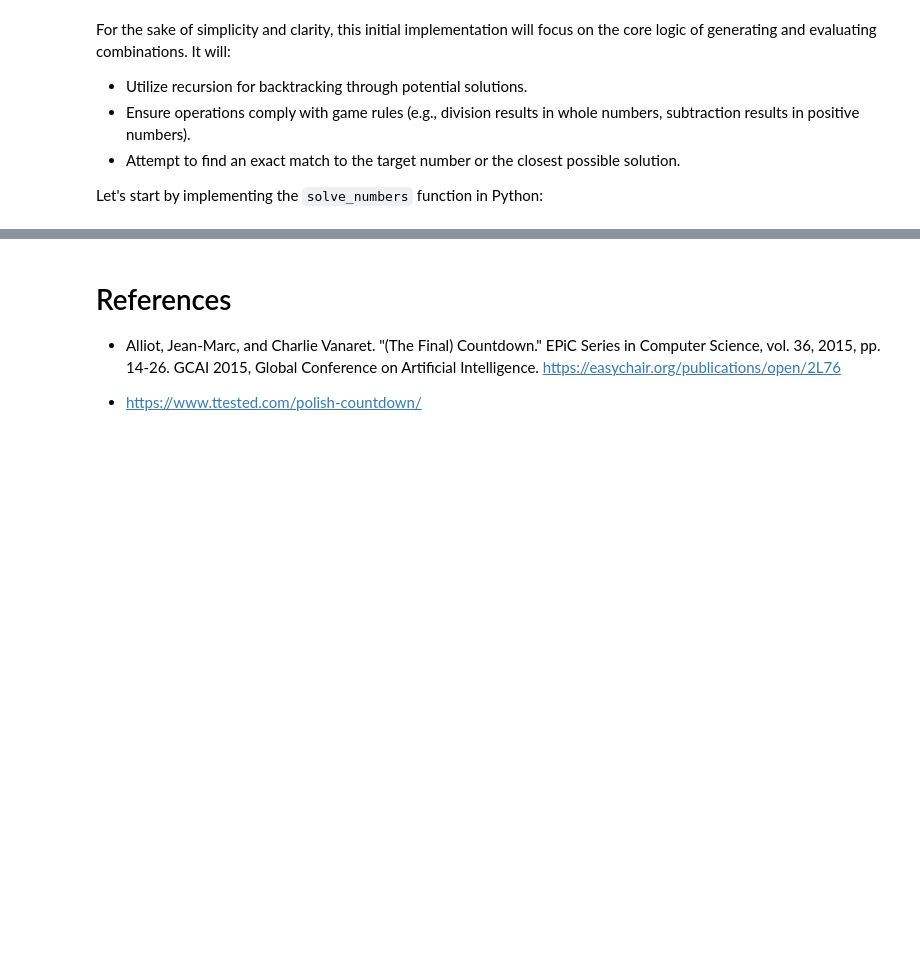
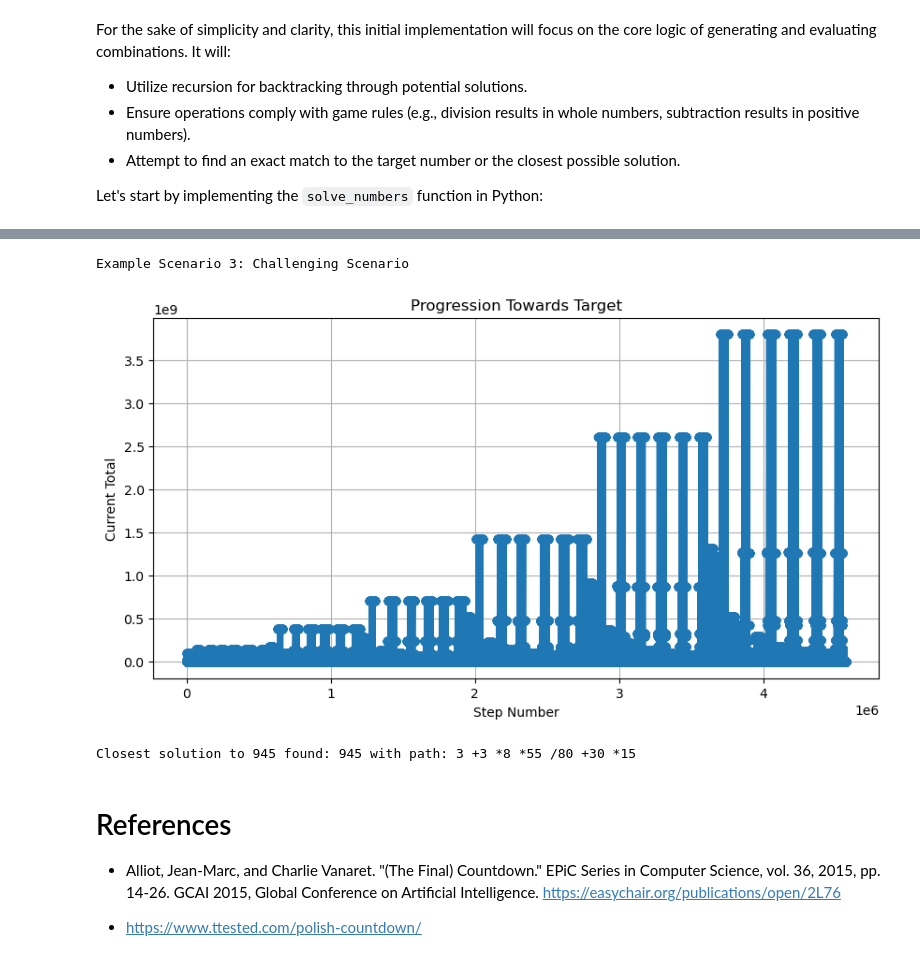
Before and after one commit to hongwei169/Computational-Theory, a Jupyter notebook: countdown.ipynb, the cells around one changed output, grey strips where cells are left out. Cells and saved outputs as stored; diff of their text form; code cells hidden in the pictures; blank space fills up the shorter version.

```diff
--- a/countdown.ipynb
+++ b/countdown.ipynb
@@ -186,3 +252,14 @@ Closest solution to 831 found: 830 with path: 1 +7 +25 +50 *10
+# %%
+# Example Scenario 3: Challenging Scenario
+numbers = [3, 8, 15, 30, 55, 80]
+target = 945
+print("\nExample Scenario 3: Challenging Scenario")
+solution, path = solve_numbers(numbers, target)
+print(f"Closest solution to {target} found: {solution} with path: {' '.join(path)}")
+# %% [output]
+Example Scenario 3: Challenging Scenario
+[figure, added]
+Closest solution to 945 found: 945 with path: 3 +3 *8 *55 /80 +30 *15
 # %% [markdown]
 # References
 - Alliot, Jean-Marc, and Charlie Vanaret. "(The Final) Countdown." EPiC Series in Computer Science, vol. 36, 2015, pp. 14-26. GCAI 2015, Global Conference on Artificial Intelligence. https://easychair.org/publications/open/2L76
```
Also changed, not shown: parts of 7 cells of this notebook.
